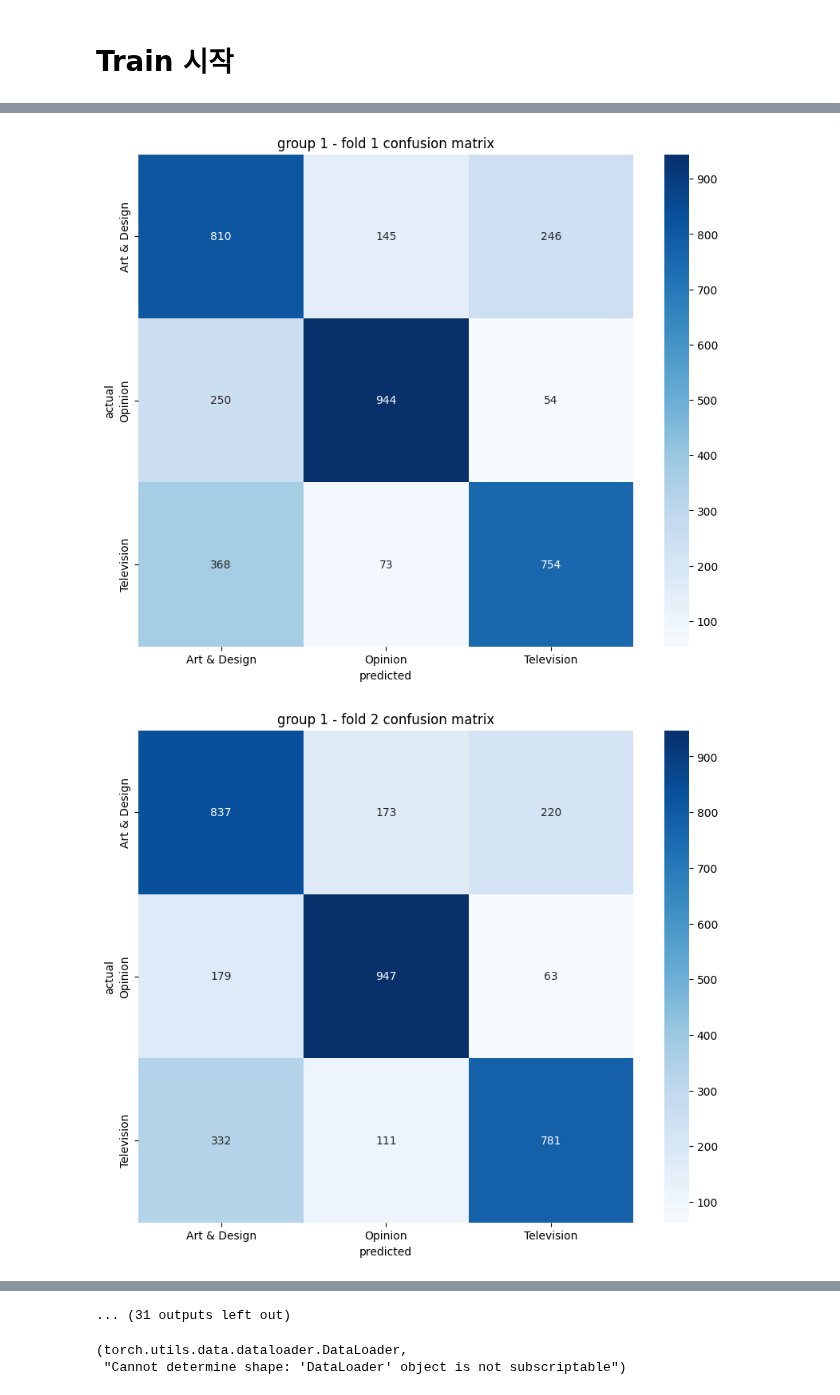
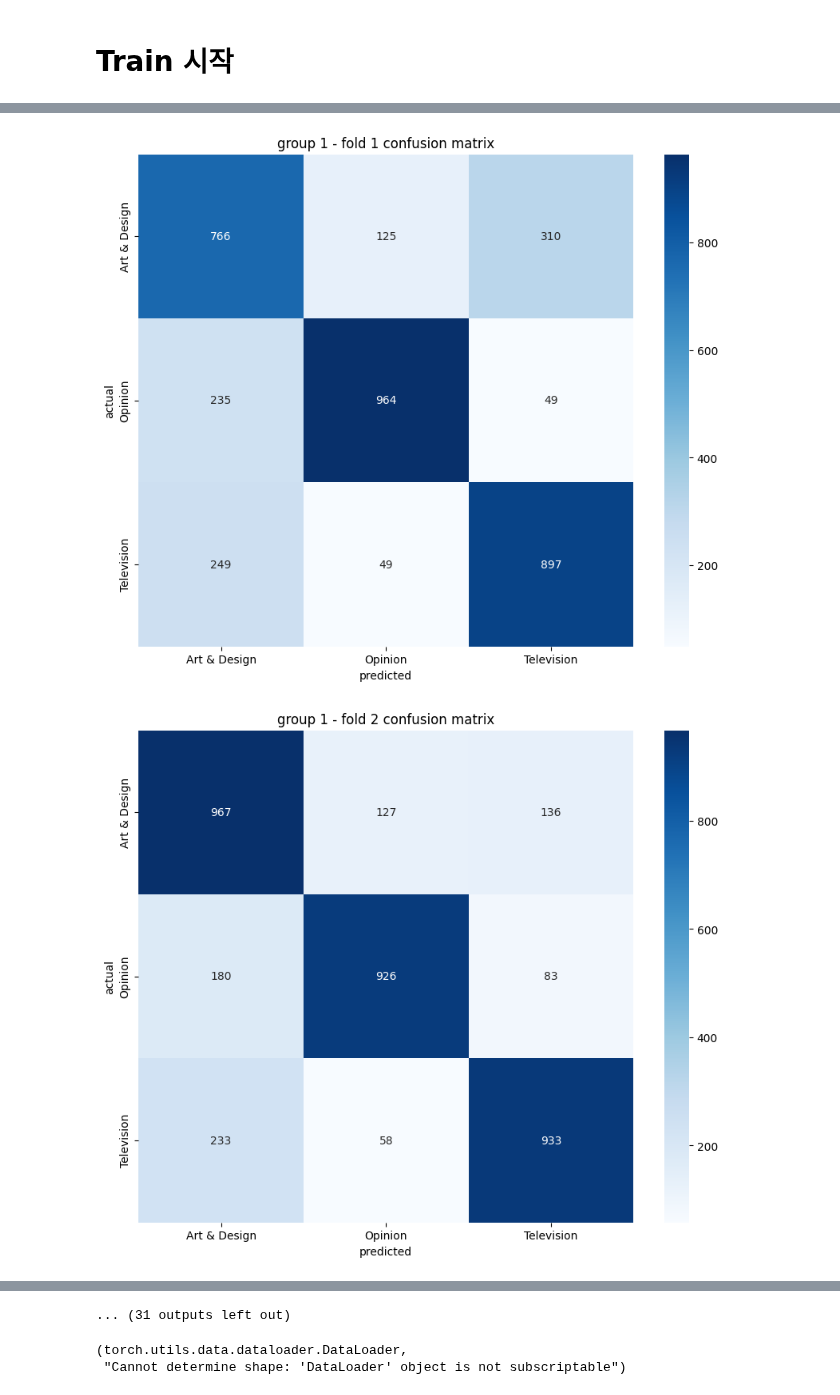
Before and after one commit to EWHA-Tespa/Perceiver, a Jupyter notebook: code/unit_test_text.ipynb, the cells around one changed output, grey strips where cells are left out. Drawn from its saved outputs; the diff is of its cells as text; code cells hidden in the pictures.

Commit message:
[CPG pre-ex] Add image experiment 1.1.3

```diff
--- a/code/unit_test_text.ipynb
+++ b/code/unit_test_text.ipynb
@@ -193,7 +193,7 @@ EMBED_DIM = 128
 LATENT_DIM = 64
 LATENT_SIZE = 64  # Latent의 수
 NUM_BLOCKS = 4    # PerceiverBlock의 수
-LR = 1e-4
+LR = 5e-4
 
 all_learning_curves = []
 best_models = {}
@@ -411,5 +411,5 @@ weighted avg   0.707347  0.704090  0.704054  3643.00000
-[figure, old version]
+[figure, new version]
-[figure, old version]
+[figure, new version]
 group 2 처리 중...
 
   fold 1/2 처리 중...
```
Also changed, not shown: parts of 1 cell of this notebook, 19 other files.
